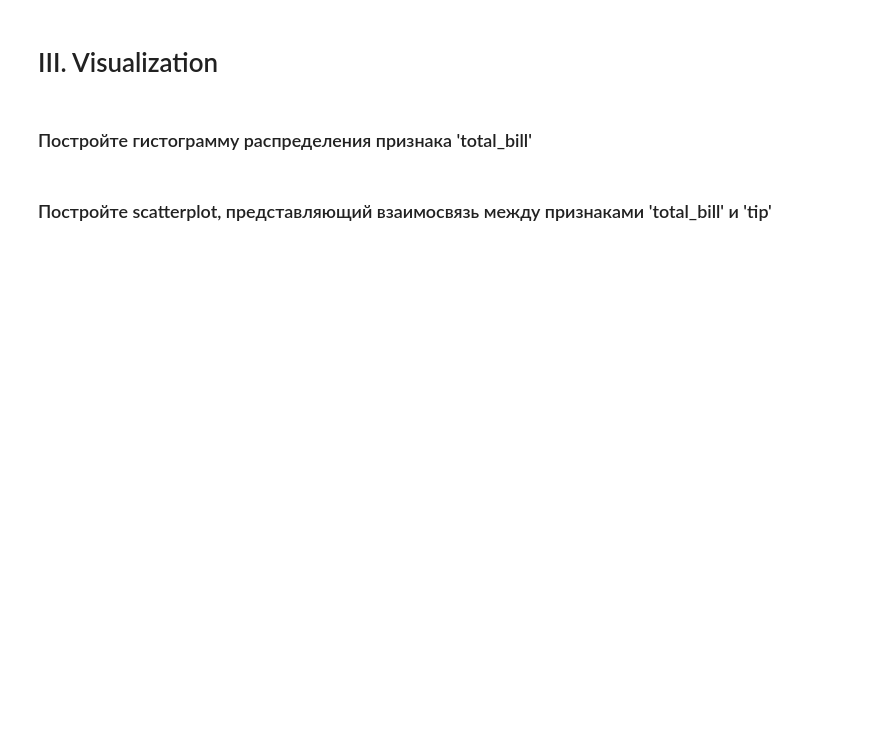
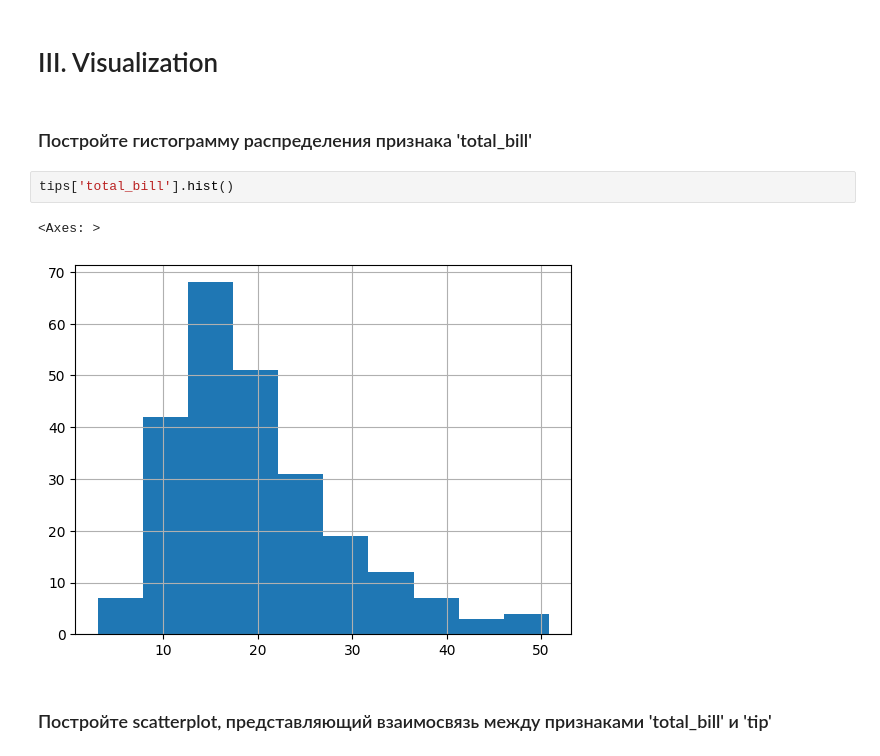
Before and after one commit to georgybarabanshchikov/otusmlbasic, a Jupyter notebook: hw-4/Analyze and Visualize.ipynb, the cells around one changed output. Saved outputs shown, nothing was run; the diff lists cells and outputs as text; blank space fills up the shorter version.

```diff
--- a/hw-4/Analyze and Visualize.ipynb
+++ b/hw-4/Analyze and Visualize.ipynb
@@ -187,5 +191,10 @@ tips
 # III. Visualization
 # %% [markdown]
 ### Постройте гистограмму распределения признака 'total_bill'
+# %%
+tips['total_bill'].hist()
+# %% [output]
+<Axes: >
+[figure, added]
 # %% [markdown]
 ### Постройте scatterplot, представляющий взаимосвязь между признаками 'total_bill' и 'tip'
```
Also changed, not shown: parts of 10 cells of this notebook.
